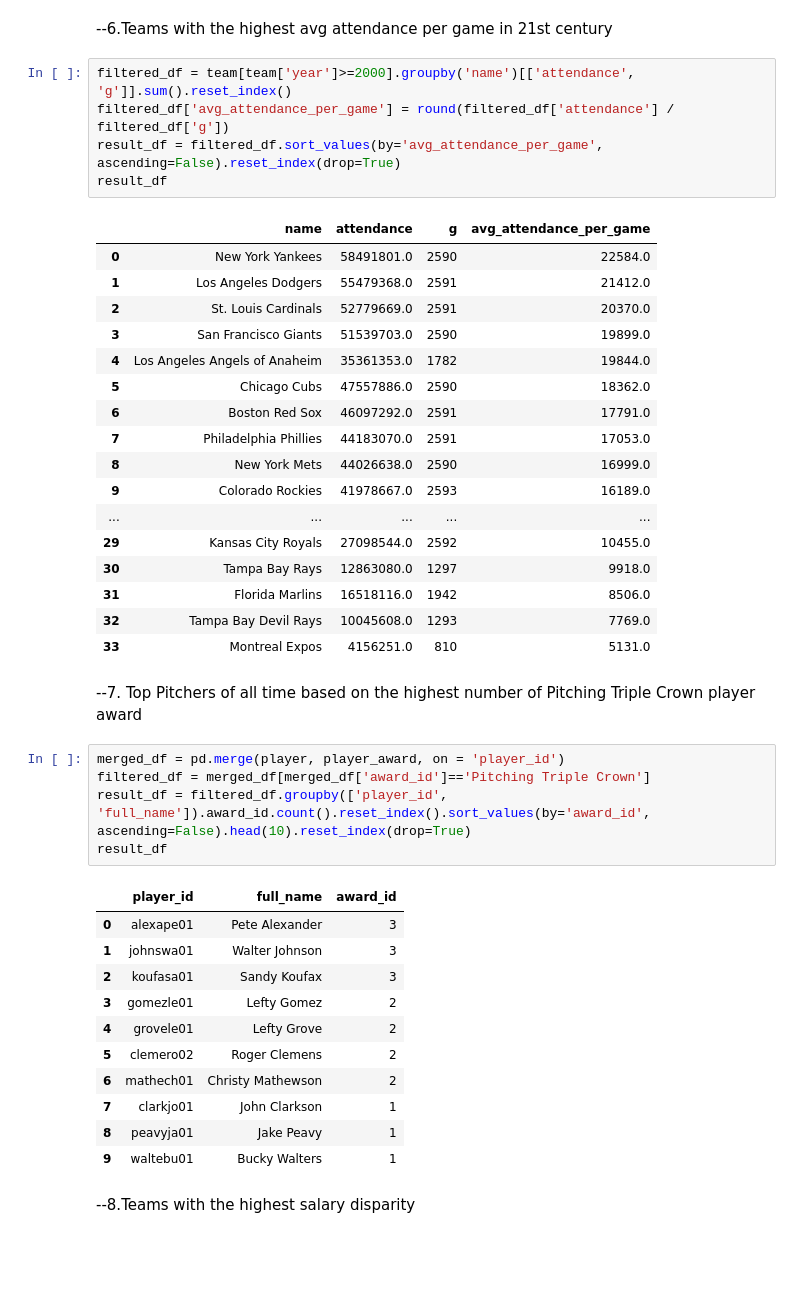
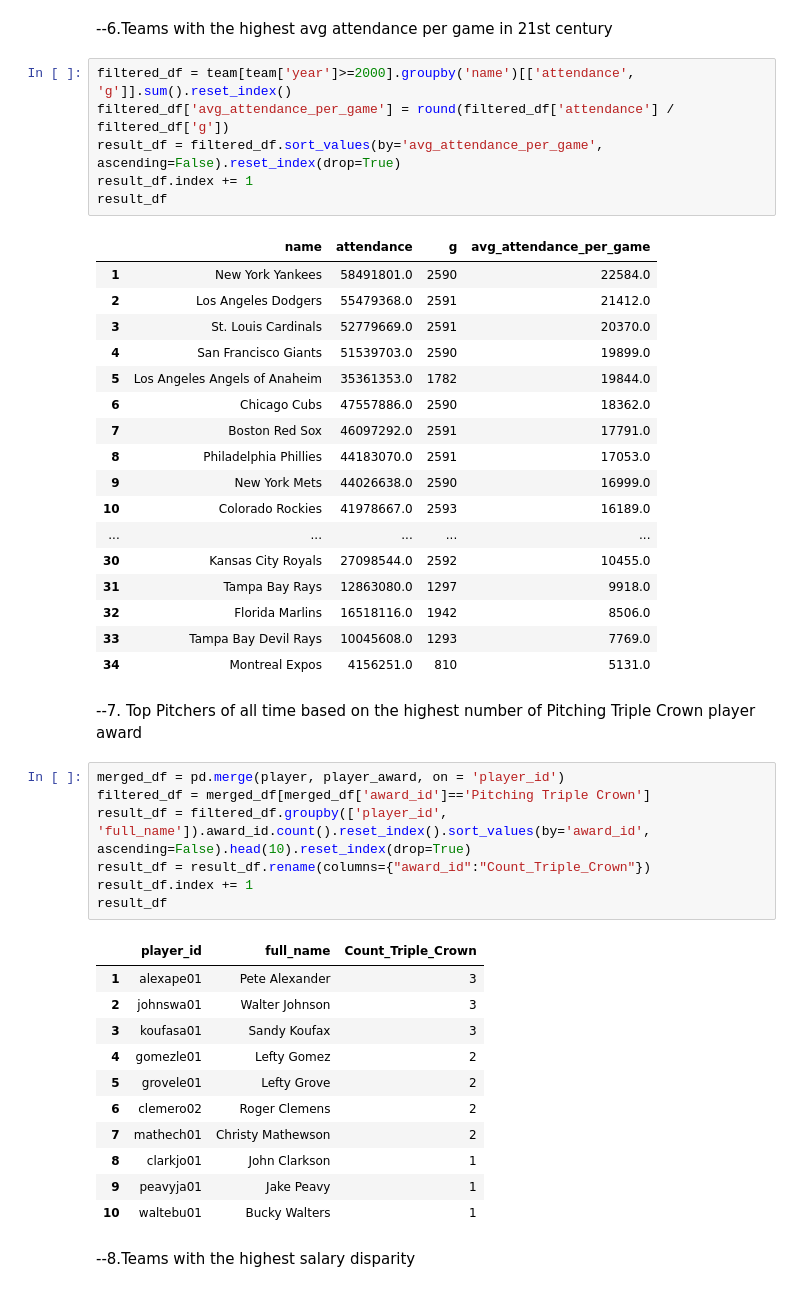
Before and after one commit to VicenteBlasini/MLB-Database-Analysis, a Jupyter notebook: Python/Pandas.ipynb, the cells around one changed output. Cells and saved outputs as stored; diff of their text form; blank space fills up the shorter version.

Commit message:
award_id

```diff
--- a/Python/Pandas.ipynb
+++ b/Python/Pandas.ipynb
@@ -188,45 +191,48 @@ result_df
 # %%
 filtered_df = team[team['year']>=2000].groupby('name')[['attendance', 'g']].sum().reset_index()
 filtered_df['avg_attendance_per_game'] = round(filtered_df['attendance'] / filtered_df['g'])
 result_df = filtered_df.sort_values(by='avg_attendance_per_game', ascending=False).reset_index(drop=True)
+result_df.index += 1
 result_df
 # %% [output]
 |  | name | attendance | g | avg_attendance_per_game |
-| 0 | New York Yankees | 58491801.0 | 2590 | 22584.0 |
-| 1 | Los Angeles Dodgers | 55479368.0 | 2591 | 21412.0 |
-| 2 | St. Louis Cardinals | 52779669.0 | 2591 | 20370.0 |
-| 3 | San Francisco Giants | 51539703.0 | 2590 | 19899.0 |
-| 4 | Los Angeles Angels of Anaheim | 35361353.0 | 1782 | 19844.0 |
-| 5 | Chicago Cubs | 47557886.0 | 2590 | 18362.0 |
-| 6 | Boston Red Sox | 46097292.0 | 2591 | 17791.0 |
-| 7 | Philadelphia Phillies | 44183070.0 | 2591 | 17053.0 |
-| 8 | New York Mets | 44026638.0 | 2590 | 16999.0 |
-| 9 | Colorado Rockies | 41978667.0 | 2593 | 16189.0 |
+| 1 | New York Yankees | 58491801.0 | 2590 | 22584.0 |
+| 2 | Los Angeles Dodgers | 55479368.0 | 2591 | 21412.0 |
+| 3 | St. Louis Cardinals | 52779669.0 | 2591 | 20370.0 |
+| 4 | San Francisco Giants | 51539703.0 | 2590 | 19899.0 |
+| 5 | Los Angeles Angels of Anaheim | 35361353.0 | 1782 | 19844.0 |
+| 6 | Chicago Cubs | 47557886.0 | 2590 | 18362.0 |
+| 7 | Boston Red Sox | 46097292.0 | 2591 | 17791.0 |
+| 8 | Philadelphia Phillies | 44183070.0 | 2591 | 17053.0 |
+| 9 | New York Mets | 44026638.0 | 2590 | 16999.0 |
+| 10 | Colorado Rockies | 41978667.0 | 2593 | 16189.0 |
 | ... | ... | ... | ... | ... |
-| 29 | Kansas City Royals | 27098544.0 | 2592 | 10455.0 |
-| 30 | Tampa Bay Rays | 12863080.0 | 1297 | 9918.0 |
-| 31 | Florida Marlins | 16518116.0 | 1942 | 8506.0 |
-| 32 | Tampa Bay Devil Rays | 10045608.0 | 1293 | 7769.0 |
-| 33 | Montreal Expos | 4156251.0 | 810 | 5131.0 |
+| 30 | Kansas City Royals | 27098544.0 | 2592 | 10455.0 |
+| 31 | Tampa Bay Rays | 12863080.0 | 1297 | 9918.0 |
+| 32 | Florida Marlins | 16518116.0 | 1942 | 8506.0 |
+| 33 | Tampa Bay Devil Rays | 10045608.0 | 1293 | 7769.0 |
+| 34 | Montreal Expos | 4156251.0 | 810 | 5131.0 |
 # %% [markdown]
 --7. Top Pitchers of all time based on the highest number of Pitching Triple Crown player award
 # %%
 merged_df = pd.merge(player, player_award, on = 'player_id')
 filtered_df = merged_df[merged_df['award_id']=='Pitching Triple Crown']
 result_df = filtered_df.groupby(['player_id', 'full_name']).award_id.count().reset_index().sort_values(by='award_id', ascending=False).head(10).reset_index(drop=True)
+result_df = result_df.rename(columns={"award_id":"Count_Triple_Crown"})
+result_df.index += 1
 result_df
 # %% [output]
-|  | player_id | full_name | award_id |
-| 0 | alexape01 | Pete Alexander | 3 |
-| 1 | johnswa01 | Walter Johnson | 3 |
-| 2 | koufasa01 | Sandy Koufax | 3 |
-| 3 | gomezle01 | Lefty Gomez | 2 |
-| 4 | grovele01 | Lefty Grove | 2 |
-| 5 | clemero02 | Roger Clemens | 2 |
-| 6 | mathech01 | Christy Mathewson | 2 |
-| 7 | clarkjo01 | John Clarkson | 1 |
-| 8 | peavyja01 | Jake Peavy | 1 |
-| 9 | waltebu01 | Bucky Walters | 1 |
+|  | player_id | full_name | Count_Triple_Crown |
+| 1 | alexape01 | Pete Alexander | 3 |
+| 2 | johnswa01 | Walter Johnson | 3 |
+| 3 | koufasa01 | Sandy Koufax | 3 |
+| 4 | gomezle01 | Lefty Gomez | 2 |
+| 5 | grovele01 | Lefty Grove | 2 |
+| 6 | clemero02 | Roger Clemens | 2 |
+| 7 | mathech01 | Christy Mathewson | 2 |
+| 8 | clarkjo01 | John Clarkson | 1 |
+| 9 | peavyja01 | Jake Peavy | 1 |
+| 10 | waltebu01 | Bucky Walters | 1 |
 # %% [markdown]
 --8.Teams with the highest salary disparity
 # %%
```
Also changed, not shown: parts of 6 cells of this notebook, 2 other files.
